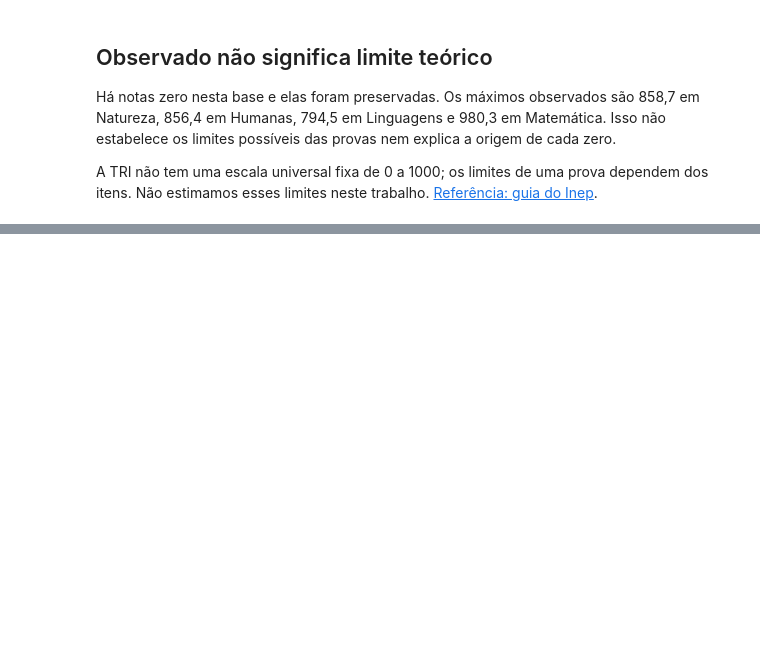
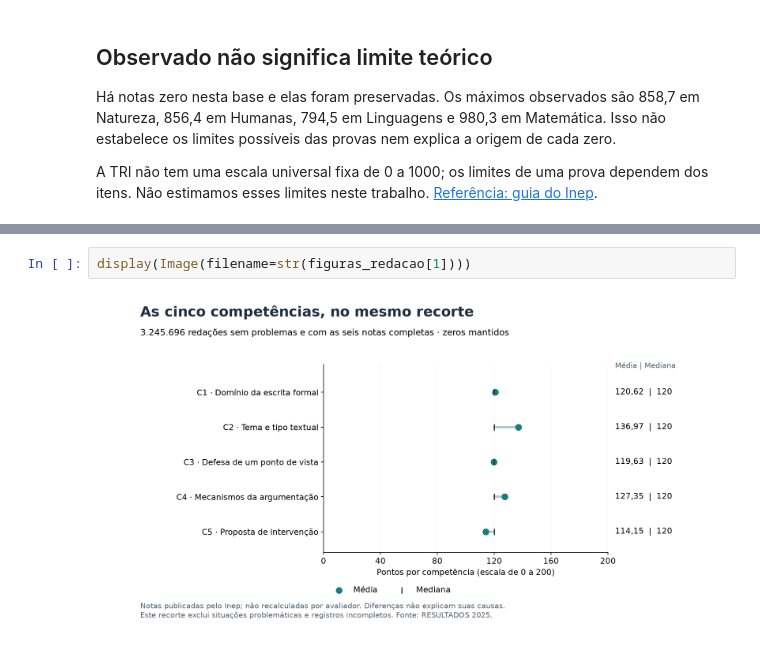
Before and after one commit to pachecosamuel/ENEM-Data-Analysis, a Jupyter notebook: apresentacao/visao_geral_2025.ipynb, the cells around one changed output, grey strips where cells are left out. Saved outputs shown, nothing was run; the diff lists cells and outputs as text; blank space fills up the shorter version.

```diff
--- a/apresentacao/visao_geral_2025.ipynb
+++ b/apresentacao/visao_geral_2025.ipynb
@@ -114,0 +167,4 @@ A TRI não tem uma escala universal fixa de 0 a 1000; os limites de uma prova de
+# %%
+display(Image(filename=str(figuras_redacao[1])))
+# %% [output]
+[figure, added]
```
Also changed, not shown: parts of 11 cells of this notebook, 34 other files.
